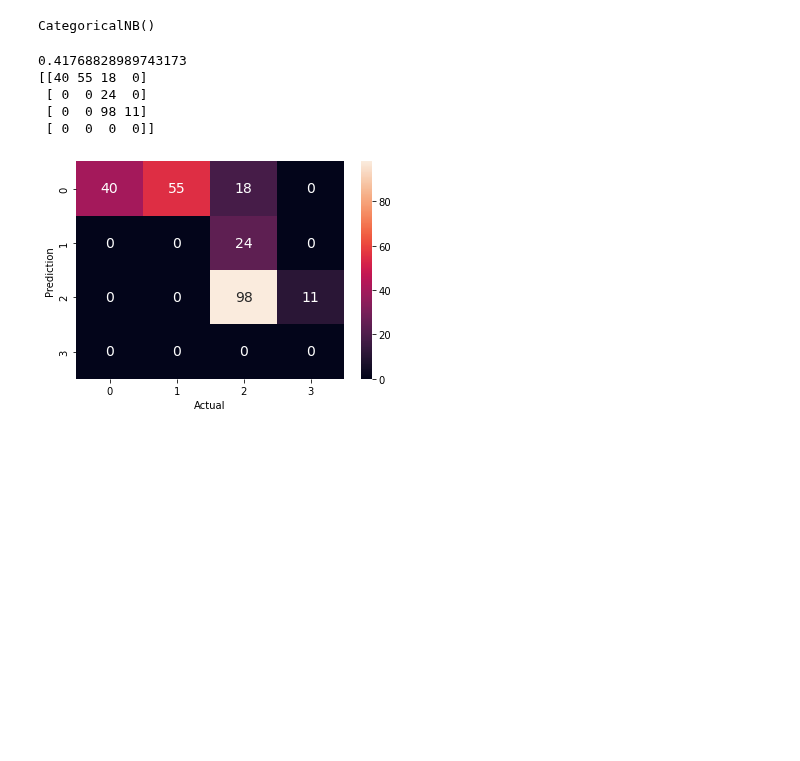
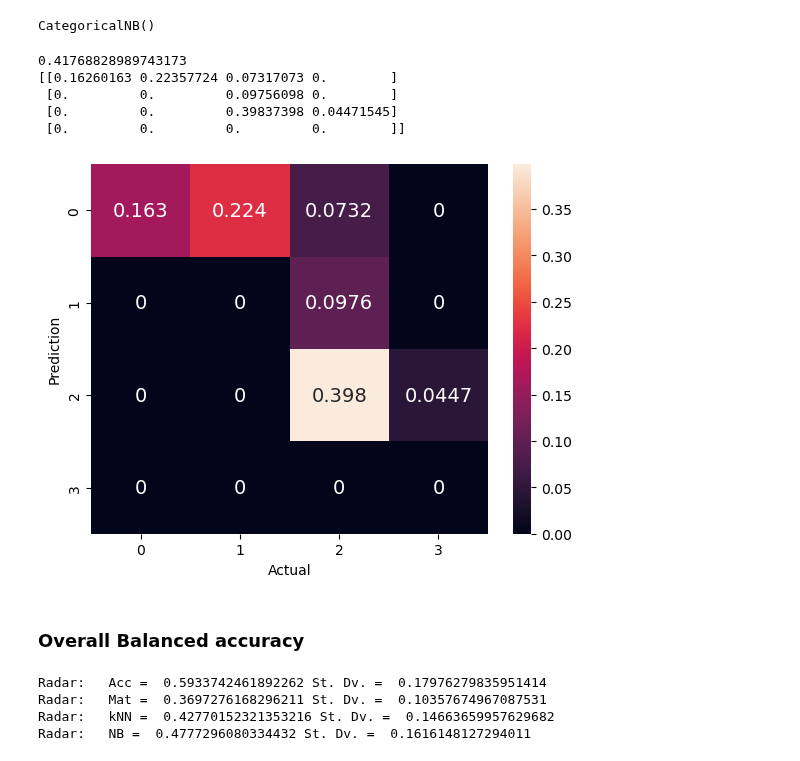
Before and after one commit to elifKurtay/ML_Sleep_Stages_Project, a Jupyter notebook: scripts/MLModels.ipynb, the cells around one changed output. Drawn from its saved outputs; the diff is of its cells as text; code cells hidden in the pictures; blank space fills up the shorter version.

```diff
--- a/scripts/MLModels.ipynb
+++ b/scripts/MLModels.ipynb
@@ -82,14 +83,25 @@ preds = cnb_classifier.predict(x_te)
 # %%
 # Accuracy score
 print(balanced_accuracy_score( y_te, preds))
 
 # Confusion Matrix and Classification Report
-plot_conf_matrix(preds, y_te)
+plot_conf_matrix(preds, y_te, normalize = True)
 # print(classification_report( y_te, preds))
 # %% [output]
 0.41768828989743173
-[[40 55 18  0]
- [ 0  0 24  0]
- [ 0  0 98 11]
- [ 0  0  0  0]]
+[[0.16260163 0.22357724 0.07317073 0.        ]
+ [0.         0.         0.09756098 0.        ]
+ [0.         0.         0.39837398 0.04471545]
+ [0.         0.         0.         0.        ]]
-[figure, old version]
+[figure, new version]
+# %% [markdown]
+### Overall Balanced accuracy
+# %%
+with warnings.catch_warnings():
+    warnings.simplefilter("ignore")
+    overall_balanced_accuracy()
+# %% [output]
+Radar:   Acc =  0.5933742461892262 St. Dv. =  0.17976279835951414
+Radar:   Mat =  0.3697276168296211 St. Dv. =  0.10357674967087531
+Radar:   kNN =  0.42770152321353216 St. Dv. =  0.14663659957629682
+Radar:   NB =  0.4777296080334432 St. Dv. =  0.1616148127294011
```
Also changed, not shown: parts of 3 cells of this notebook, 2 other files.
